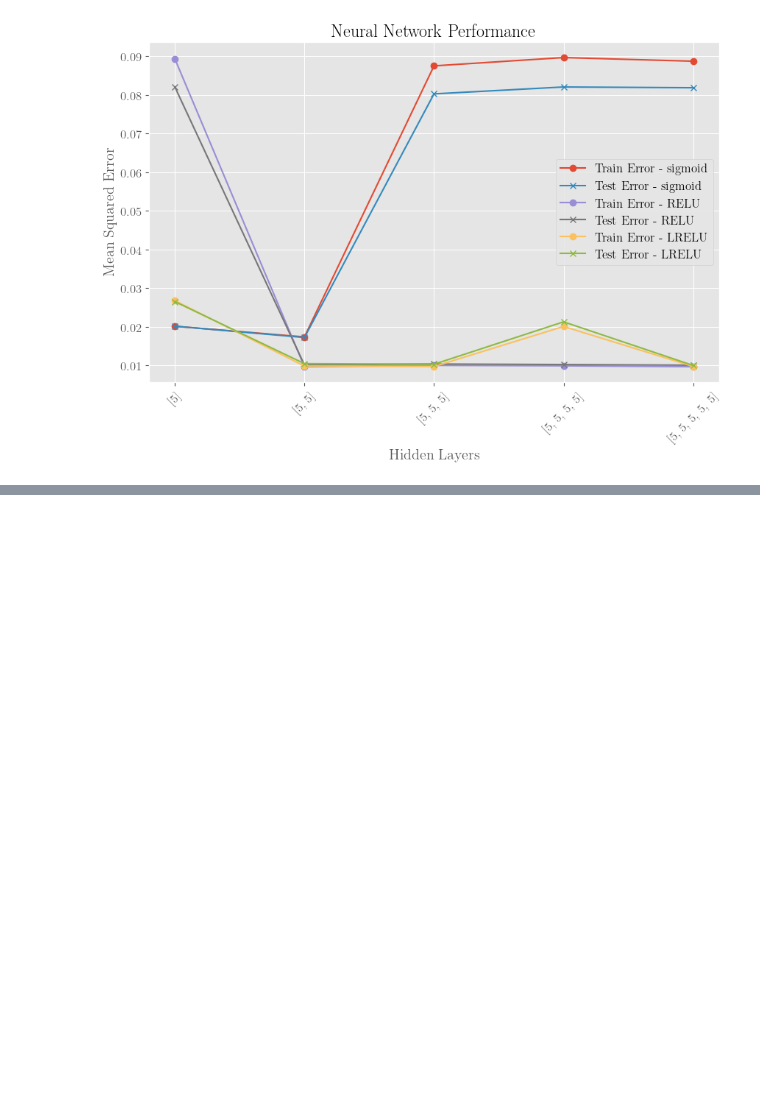
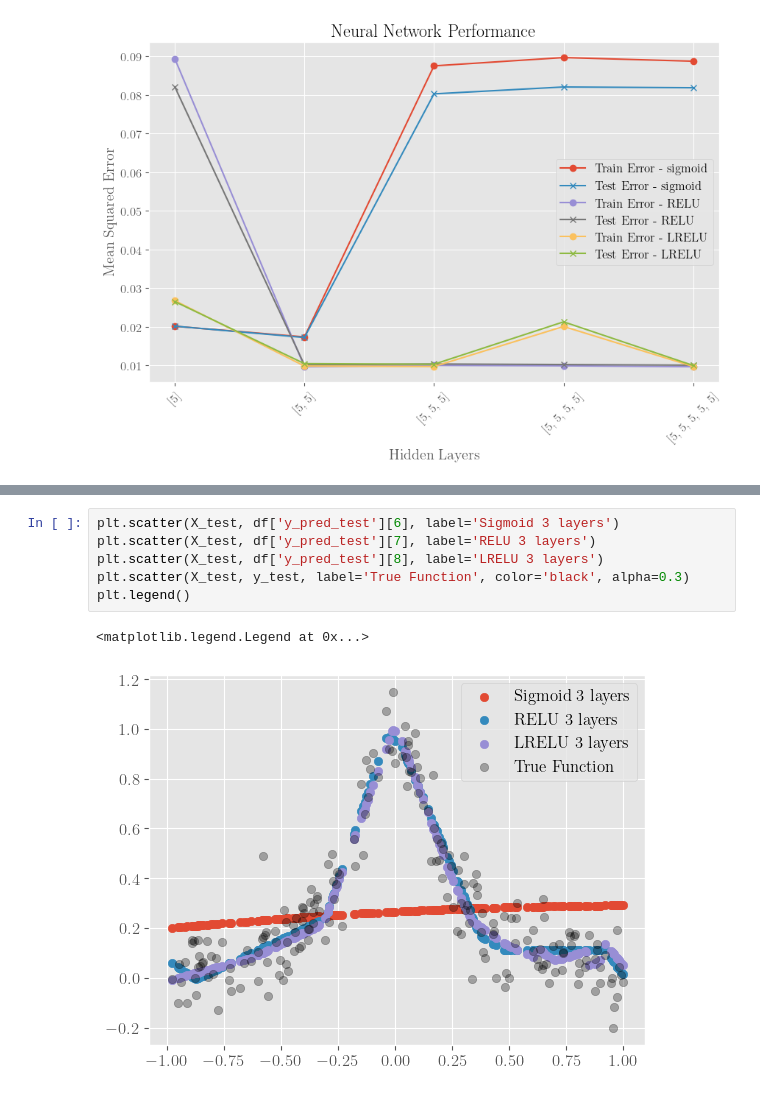
Before and after one commit to kjes4pres/Project_2_FYSSTK, a Jupyter notebook: Code/Kjersti/part_d.ipynb, the cells around one changed output, grey strips where cells are left out. Drawn from its saved outputs; the diff is of its cells as text; blank space fills up the shorter version.

```diff
--- a/Code/Kjersti/part_d.ipynb
+++ b/Code/Kjersti/part_d.ipynb
@@ -168,0 +166,9 @@ plt.show()
+# %%
+plt.scatter(X_test, df['y_pred_test'][6], label='Sigmoid 3 layers')
+plt.scatter(X_test, df['y_pred_test'][7], label='RELU 3 layers')
+plt.scatter(X_test, df['y_pred_test'][8], label='LRELU 3 layers')
+plt.scatter(X_test, y_test, label='True Function', color='black', alpha=0.3)
+plt.legend()
+# %% [output]
+<matplotlib.legend.Legend at 0x...>
+[figure, added]
```
Also changed, not shown: parts of 7 cells of this notebook.
